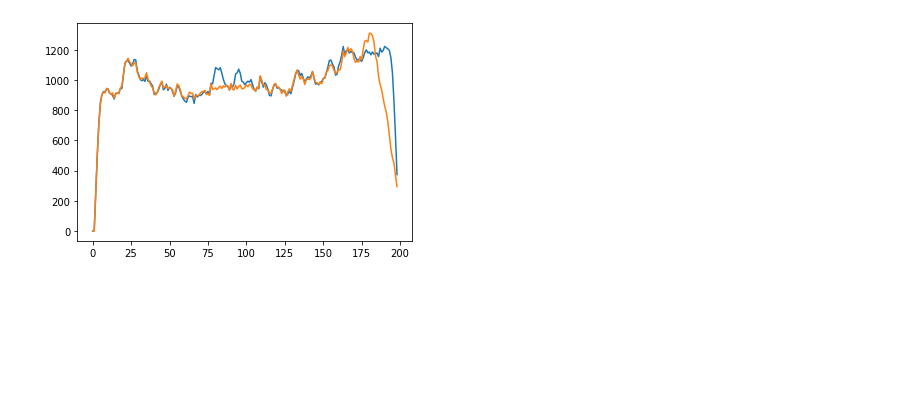
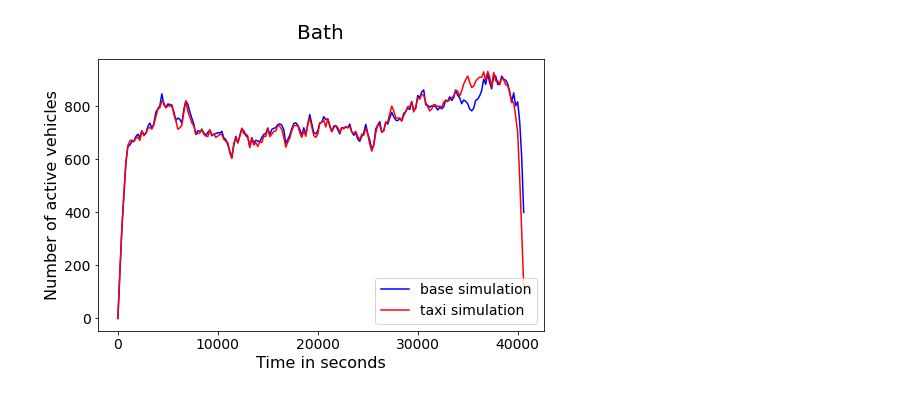
Before and after one commit to Oliver-Redeyoff/simulating_robotaxis, a Jupyter notebook: src/report.ipynb, the cells around one changed output. Drawn from its saved outputs; the diff is of its cells as text; code cells hidden in the pictures; blank space fills up the shorter version.

```diff
--- a/src/report.ipynb
+++ b/src/report.ipynb
@@ -11,4 +29,6 @@ RES_DIR = '../bath/'
 # %%
 simulation: Simulation = retrieve(RES_DIR + 'simulation.pkl')
+count_points: List[CountPoint] = retrieve('../temp/filtered_count_points.pkl')
 trips: List[Trip] = retrieve(RES_DIR + 'trips.pkl')
 trip_ids = [str(trip.id) for trip in trips]
+edges: List[Edge] = retrieve(RES_DIR + 'edges.pkl')
@@ -104,8 +213,8 @@ taxi travel times is 95.49139317403917% more that the the duration of base trave
 # %%
-# Cumulative number of completed trips
+# Average trip duration
 
 gap = 200
-graph_range = range(simulation.start_time, simulation.end_time, 200)
+graph_range = range(simulation.start_time, simulation.end_time+1200, 200)
 
 base_data = [[0, 0] for _ in graph_range]
 index = 0
@@ -125,7 +234,20 @@ for time in graph_range:
             taxi_data[index][1] += 1
     index += 1
 
-plt.plot([data[0]/data[1] if data[1]!=0 else 0 for data in taxi_data])
-plt.plot([data[0]/data[1] if data[1]!=0 else 0 for data in base_data])
+# title, axis titles
+plt.title(simulation.city.name, pad=20)
+plt.xlabel("Time in seconds")
+plt.ylabel("Average trip duration in seconds")
+
+# ticks
+x_ticks_default = [i for i in range(0, len(graph_range), 50)]
+x_ticks = [int(graph_range[i]-simulation.start_time) for i in range(0, len(graph_range), 50)]
+plt.xticks(x_ticks_default, x_ticks)
+
+# plot
+plt.plot([data[0]/data[1] if data[1]!=0 else 0 for data in base_data], "-b", label="base simulation")
+plt.plot([data[0]/data[1] if data[1]!=0 else 0 for data in taxi_data], "-r", label="taxi simulation")
+plt.legend(loc="upper left")
+
 plt.show()
 # %% [output]
@@ -160,29 +297,42 @@ plt.show()
 # %%
-# Cumulative number of completed trips
+# Number of active vehicles
 
 gap = 200
-graph_range = range(simulation.start_time, simulation.end_time, 200)
+graph_range = range(simulation.start_time, simulation.end_time+1200, 200)
 
 base_data = [0 for _ in graph_range]
 index = 0
 for time in graph_range:
     for _, trip_info in base_trip_infos.items():
         if time-200 < trip_info.depart_time < time or time-200 < trip_info.depart_time+trip_info.duration < time or \
             trip_info.depart_time < time-200 and time < trip_info.depart_time+trip_info.duration:
             base_data[index] += 1
     index += 1
 
 taxi_data = [0 for _ in graph_range]
 index = 0
 for time in graph_range:
     for _, trip_info in taxi_trip_infos.items():
         if time-200 < trip_info.depart_time < time or time-200 < trip_info.depart_time+trip_info.duration < time or \
             trip_info.depart_time < time-200 and time < trip_info.depart_time+trip_info.duration:
             taxi_data[index] += 1
     index += 1
 
-plt.plot(taxi_data)
-plt.plot(base_data)
+# title and axis titles
+plt.title(simulation.city.name, pad=20)
+plt.xlabel("Time in seconds")
+plt.ylabel("Number of active vehicles")
+
+# ticks
+x_ticks_default = [i for i in range(0, len(graph_range), 50)]
+x_ticks = [int(graph_range[i]-simulation.start_time) for i in range(0, len(graph_range), 50)]
+plt.xticks(x_ticks_default, x_ticks)
+
+# plot
+plt.plot(base_data, "-b", label="base simulation")
+plt.plot(taxi_data, "-r", label="taxi simulation")
+plt.legend(loc="lower right")
+
 plt.show()
 # %% [output]
-[figure, old version]
+[figure, new version]
```
Also changed, not shown: parts of 17 cells of this notebook, 3 other files.
